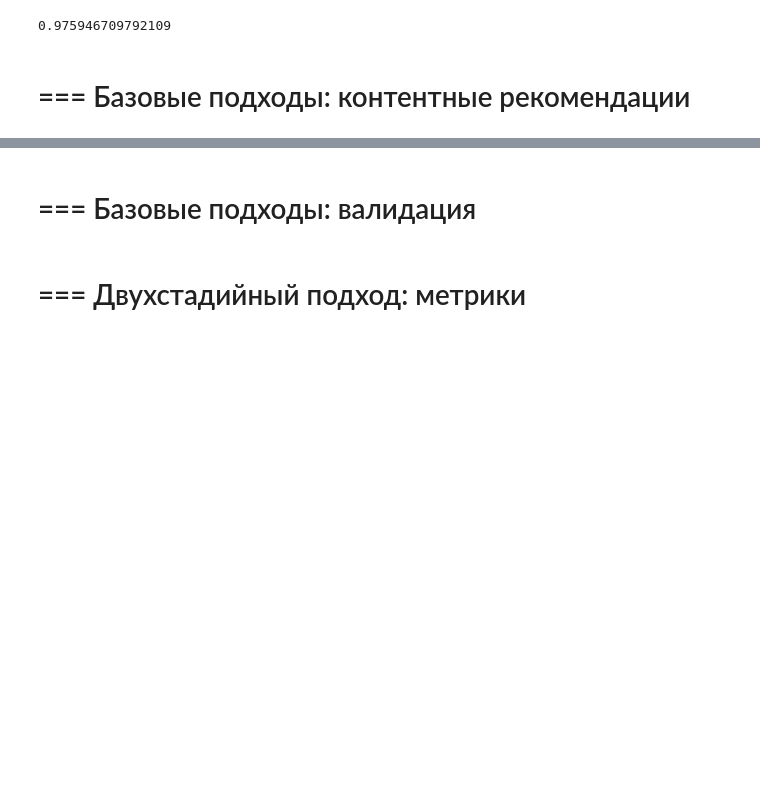
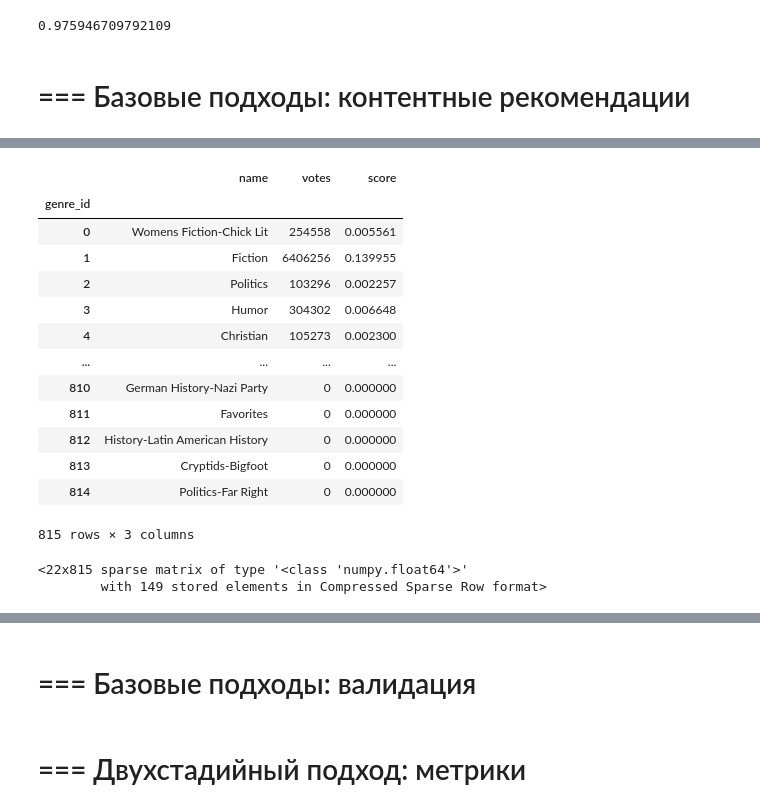
Before and after one commit to AnnettVsemPrivet/mle-recsys-start, a Jupyter notebook: main_offline.ipynb, the cells around one changed output, grey strips where cells are left out. Drawn from its saved outputs; the diff is of its cells as text; code cells hidden in the pictures; blank space fills up the shorter version.

```diff
--- a/main_offline.ipynb
+++ b/main_offline.ipynb
@@ -490,3 +490,6 @@ print(ndcg_at_5_scores.mean())
 0.975946709792109
 # %% [markdown]
 # === Базовые подходы: контентные рекомендации
+# %%
+# cделали dict из str используя встроенную функцию питона
+items["genre_and_votes"] = items["genre_and_votes"].apply(eval)
@@ -492,0 +514,3 @@ print(ndcg_at_5_scores.mean())
+# %%
+for k, v, in items.iloc[:3].iterrows():
+    print(v['genre_and_votes'])
@@ -492,0 +521,32 @@ print(ndcg_at_5_scores.mean())
+# %%
+def get_genres(items):
+
+    """
+    извлекает список жанров по всем книгам,
+    подсчитывает долю голосов по каждому их них
+    """
+
+    genres_counter = {}
+
+    for k, v, in items.iterrows():
+        genre_and_votes = v['genre_and_votes']
+        if genre_and_votes is None or not isinstance(genre_and_votes, dict):
+            continue
+        for genre, votes in genre_and_votes.items():
+            # увеличиваем счётчик жанров
+            try:
+                genres_counter[genre] += votes
+            except KeyError:
+                genres_counter[genre] = 0
+
+    genres = pd.Series(genres_counter, name="votes")
+    genres = genres.to_frame()
+    genres = genres.reset_index().rename(columns={"index": "name"})
+    genres.index.name = "genre_id"
+
+    return genres
+
+genres = get_genres(items)
+# %%
+genres["score"] = genres["votes"] / genres["votes"].sum()
+genres.sort_values(by="score", ascending=False).head(10)
@@ -492,0 +595,27 @@ print(ndcg_at_5_scores.mean())
+# %%
+genres
+# %% [output]
+|  | name | votes | score |
+| genre_id |  |  |  |
+| 0 | Womens Fiction-Chick Lit | 254558 | 0.005561 |
+| 1 | Fiction | 6406256 | 0.139955 |
+| 2 | Politics | 103296 | 0.002257 |
+| 3 | Humor | 304302 | 0.006648 |
+| 4 | Christian | 105273 | 0.002300 |
+| ... | ... | ... | ... |
+| 810 | German History-Nazi Party | 0 | 0.000000 |
+| 811 | Favorites | 0 | 0.000000 |
+| 812 | History-Latin American History | 0 | 0.000000 |
+| 813 | Cryptids-Bigfoot | 0 | 0.000000 |
+| 814 | Politics-Far Right | 0 | 0.000000 |
+815 rows × 3 columns
+# %%
+user_id = 1000010
+user_events = events_train.query("user_id == @user_id")[["book_id", "rating"]]
+user_items = items[items["book_id"].isin(user_events["book_id"])]
+
+user_items_genres_csr = get_item2genre_matrix(genres,user_items)
+user_items_genres_csr
+# %% [output]
+<22x815 sparse matrix of type '<class 'numpy.float64'>'
+        with 149 stored elements in Compressed Sparse Row format>
```
Also changed, not shown: parts of 12 cells of this notebook.
